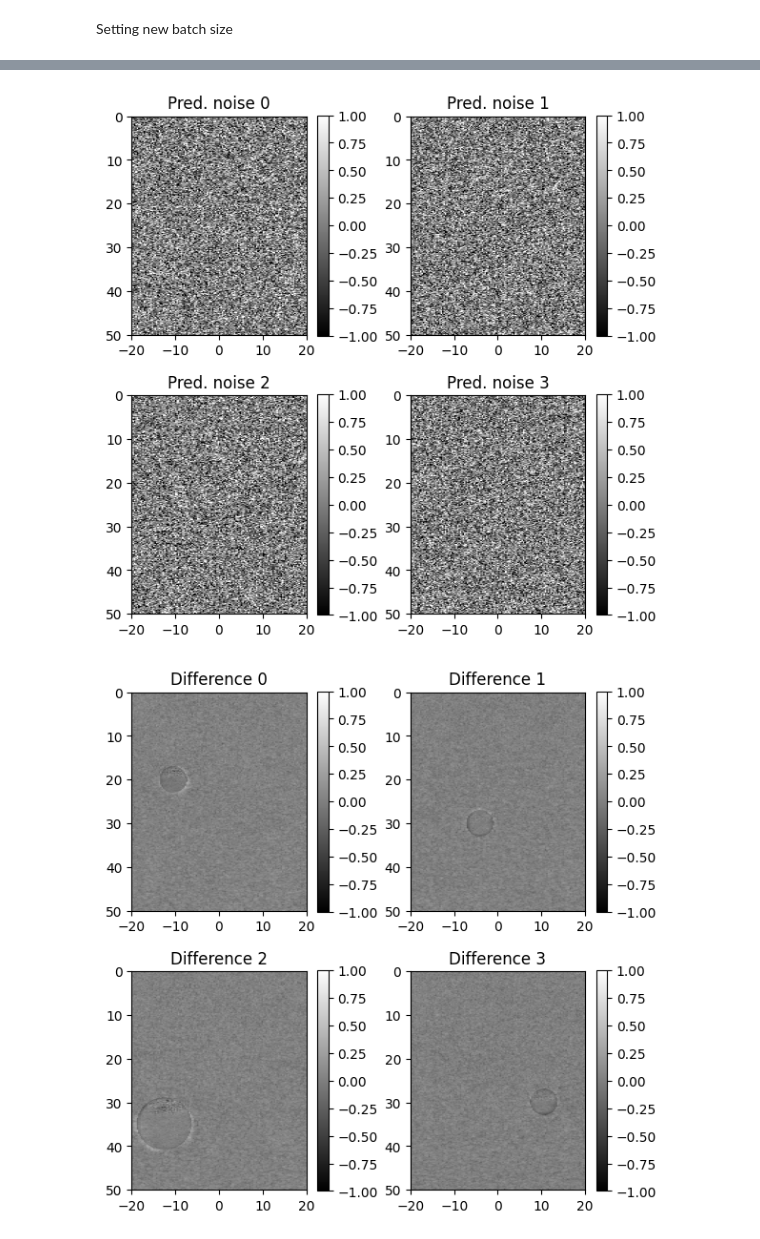
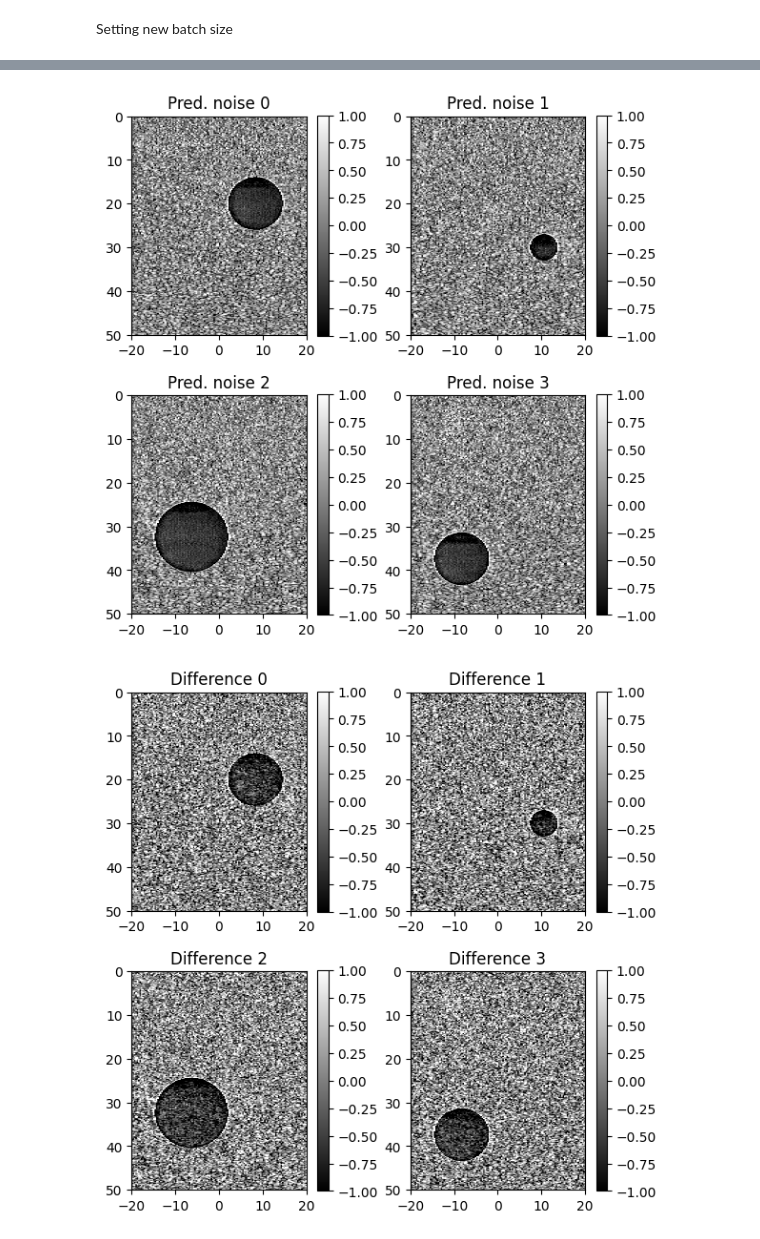
Before and after one commit to SebastianMerino/DiffusionBeamformer, a Jupyter notebook: sampling_v8.ipynb, the cells around one changed output, grey strips where cells are left out. Saved outputs shown, nothing was run; the diff lists cells and outputs as text; code cells hidden in the pictures.

```diff
--- a/sampling_v8.ipynb
+++ b/sampling_v8.ipynb
@@ -72,7 +83,7 @@ dataloader = DataLoader(data, batch_size=BATCH_SIZE, shuffle=True, drop_last=Tru
 
 x_sample, y_sample = next(iter(dataloader))
 # %%
-sample_timestep = 40
+sample_timestep = 1
 t = torch.Tensor([sample_timestep]).type(torch.int64).to(device)
 
 noise = torch.randn_like(y_sample)
@@ -110,2 +121,2 @@ plt.show()
-[figure, old version]
+[figure, new version]
-[figure, old version]
+[figure, new version]
```
Also changed, not shown: parts of 5 cells of this notebook, 3 other files.
